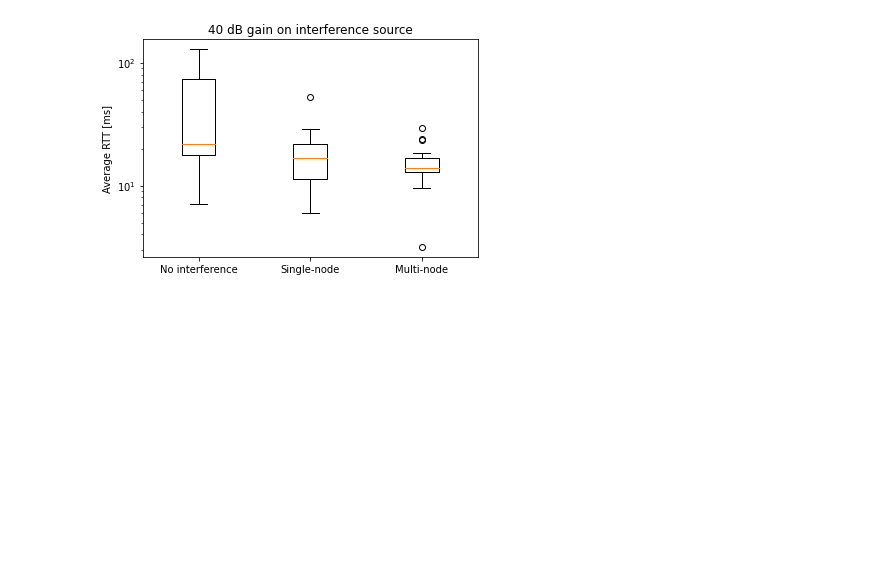
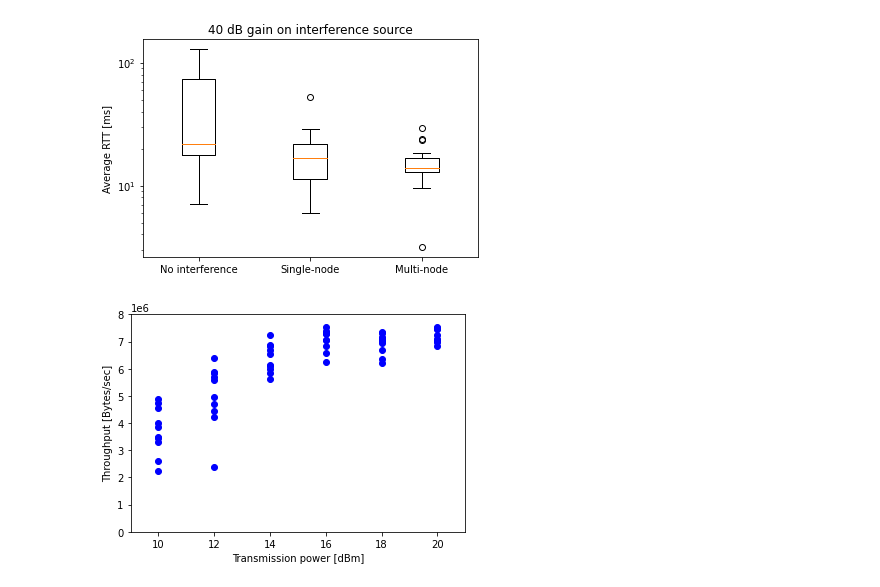
Before and after one commit to k00ziex/MastersThesis_FANETs_Fall_2022, a Jupyter notebook: Data_processing/Data_Visualization.ipynb, the cells around one changed output. Drawn from its saved outputs; the diff is of its cells as text; code cells hidden in the pictures; blank space fills up the shorter version.

Commit message:
Visualizations

```diff
--- a/Data_processing/Data_Visualization.ipynb
+++ b/Data_processing/Data_Visualization.ipynb
@@ -961,3 +961,40 @@ for filename, filename_multi, title in zip(mesh_config_result_files, mesh_config
 [figure]
 [figure]
 [figure]
+# %%
+transmission_power_path = "../Transmission Power/Dongle/Single-hop/iperf_results_"
+transmission_power_no_int_files = [
+                        transmission_power_path + "10TX.txt",
+                        # transmission_power_path + "11TX.txt",
+                        transmission_power_path + "12TX.txt",
+                        # transmission_power_path + "13TX.txt",
+                        transmission_power_path + "14TX.txt",
+                        # transmission_power_path + "15TX.txt",
+                        transmission_power_path + "16TX.txt",
+                        # transmission_power_path + "17TX.txt",
+                        transmission_power_path + "18TX.txt",
+                        # transmission_power_path + "19TX.txt",
+                        transmission_power_path + "20TX.txt",
+                        ]
+
+y_label = "Throughput [Bytes/sec]"
+x_label = "Transmission power [dBm]"
+title = ""
+x_axis = [  10, 10, 10, 10, 10, 10, 10, 10, 10, 10,
+            # 11, 11, 11, 11, 11, 11, 11, 11, 11, 11,
+            12, 12, 12, 12, 12, 12, 12, 12, 12, 12,
+            # 13, 13, 13, 13, 13, 13, 13, 13, 13, 13,
+            14, 14, 14, 14, 14, 14, 14, 14, 14, 14,
+            # 15, 15, 15, 15, 15, 15, 15, 15, 15, 15,
+            16, 16, 16, 16, 16, 16, 16, 16, 16, 16,
+            # 17, 17, 17, 17, 17, 17, 17, 17, 17, 17,
+            18, 18, 18, 18, 18, 18, 18, 18, 18, 18,
+            # 19, 19, 19, 19, 19, 19, 19, 19, 19, 19,
+            20, 20, 20, 20, 20, 20, 20, 20, 20, 20]
+
+limits = [(9, 21), (0, 8000000)]
+
+
+scatter_plot_iperf_bitrate(transmission_power_no_int_files,y_label,x_label,x_axis, title, limits)
+# %% [output]
+[figure, added]
```
Also changed, not shown: parts of 7 cells of this notebook.
